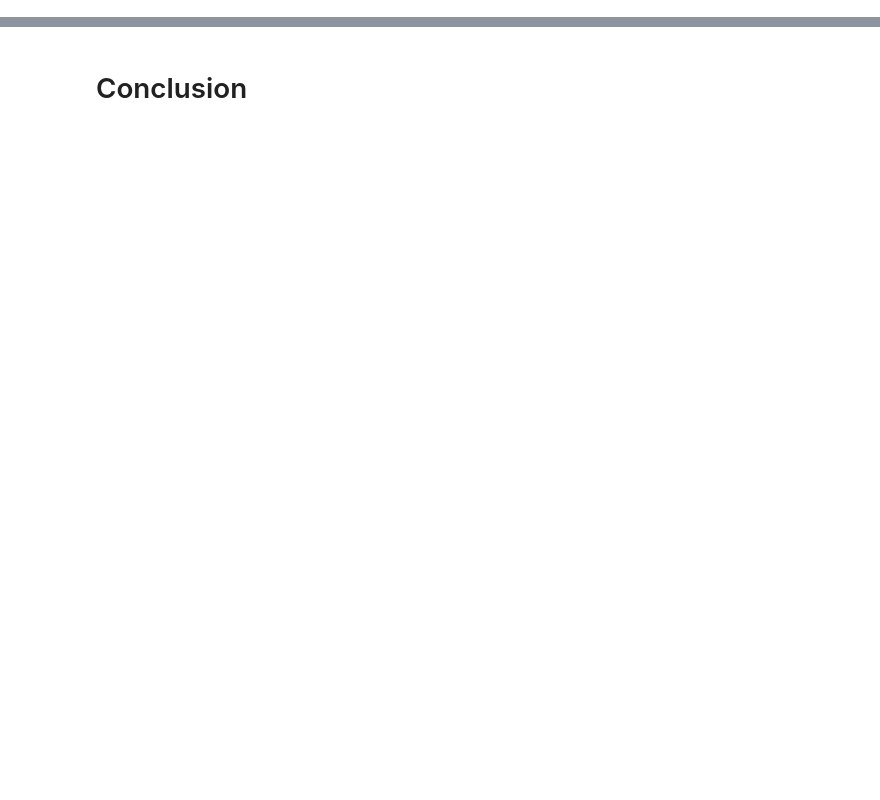
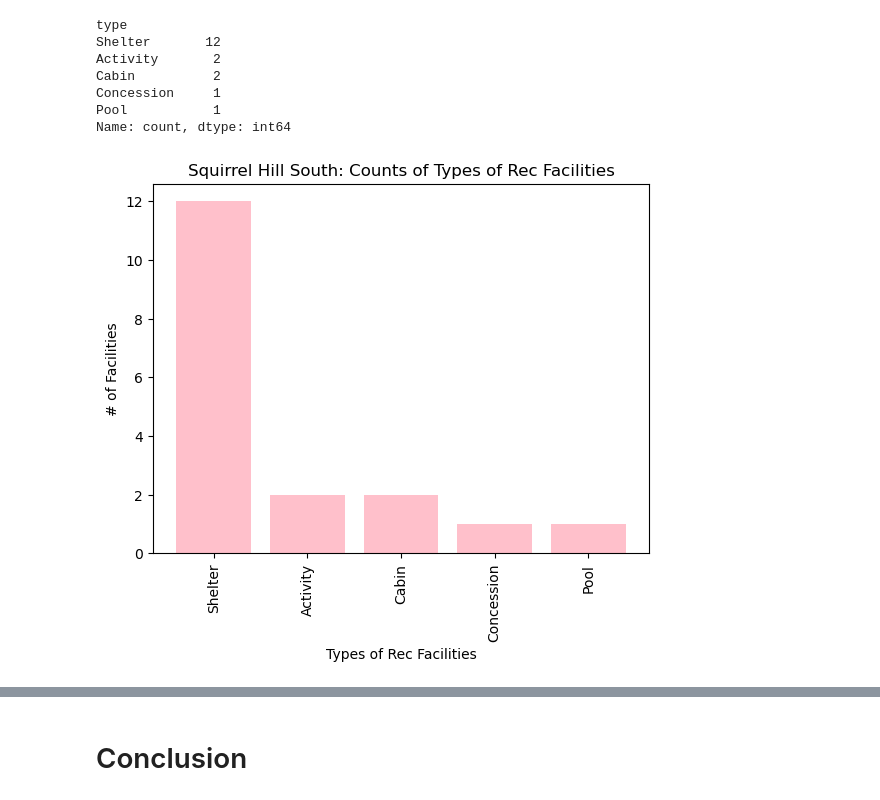
Before and after one commit to winterqt/cmpinf-0010-final-public, a Jupyter notebook: MED255notebook.ipynb, the cells around one changed output, grey strips where cells are left out. Cells and saved outputs as stored; diff of their text form; code cells hidden in the pictures; blank space fills up the shorter version.

```diff
--- a/MED255notebook.ipynb
+++ b/MED255notebook.ipynb
@@ -109,0 +101,32 @@ grouped_rec_related.loc[:,["type"]] # ERROR, not accurately counting hhow many f
+# %%
+# now lets look at the distribution of different types of rec facilities in the top 4 neighborhoods
+
+# first is Squirrel Hill South
+
+# isolate Squirrel Hill South rec-facility data using query mask
+qm_shs = rec_related_df['neighborhood'].str.contains("Squirrel Hill South", regex = False)
+shs_df = rec_related_df[qm_shs]
+
+# count each type of facility
+shs_type_counts = shs_df['type'].value_counts()
+
+# display counts of each type
+print(shs_type_counts.head(10))
+
+# plot different types
+shs_type_counts.plot(kind = 'bar', color = 'pink', width = 0.8)
+plt.xlabel('Types of Rec Facilities')
+plt.ylabel('# of Facilities')
+plt.title('Squirrel Hill South: Counts of Types of Rec Facilities')
+
+# display plot
+plt.show()
+# %% [output]
+type
+Shelter       12
+Activity       2
+Cabin          2
+Concession     1
+Pool           1
+Name: count, dtype: int64
+[figure, added]
```
Also changed, not shown: parts of 8 cells of this notebook.
